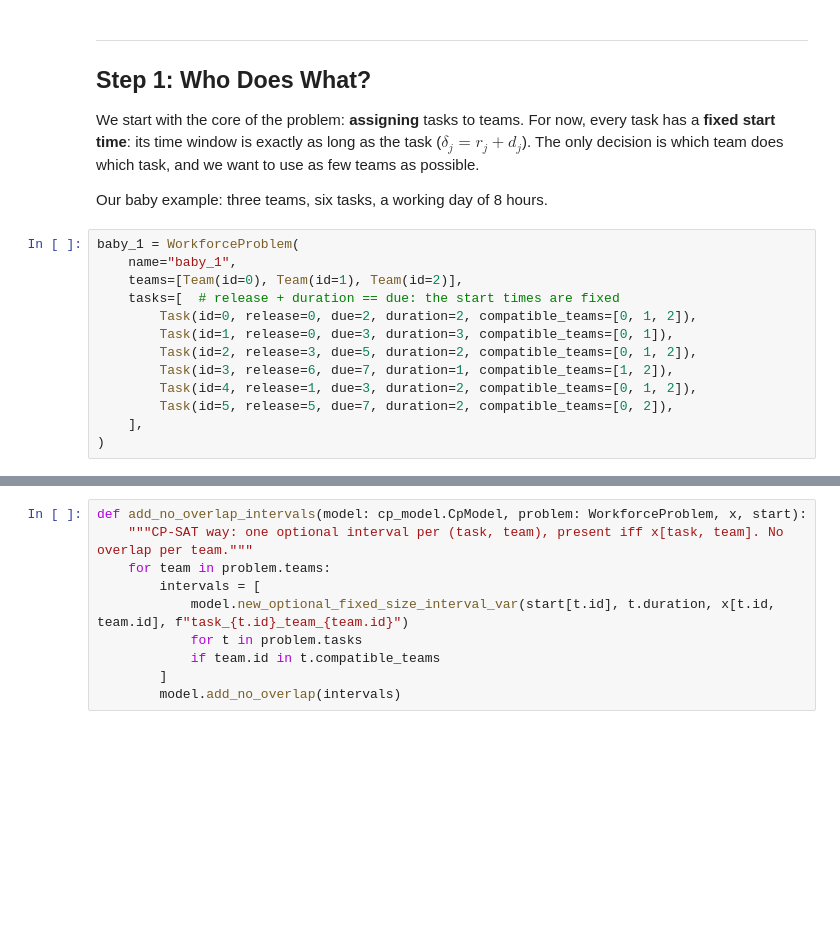
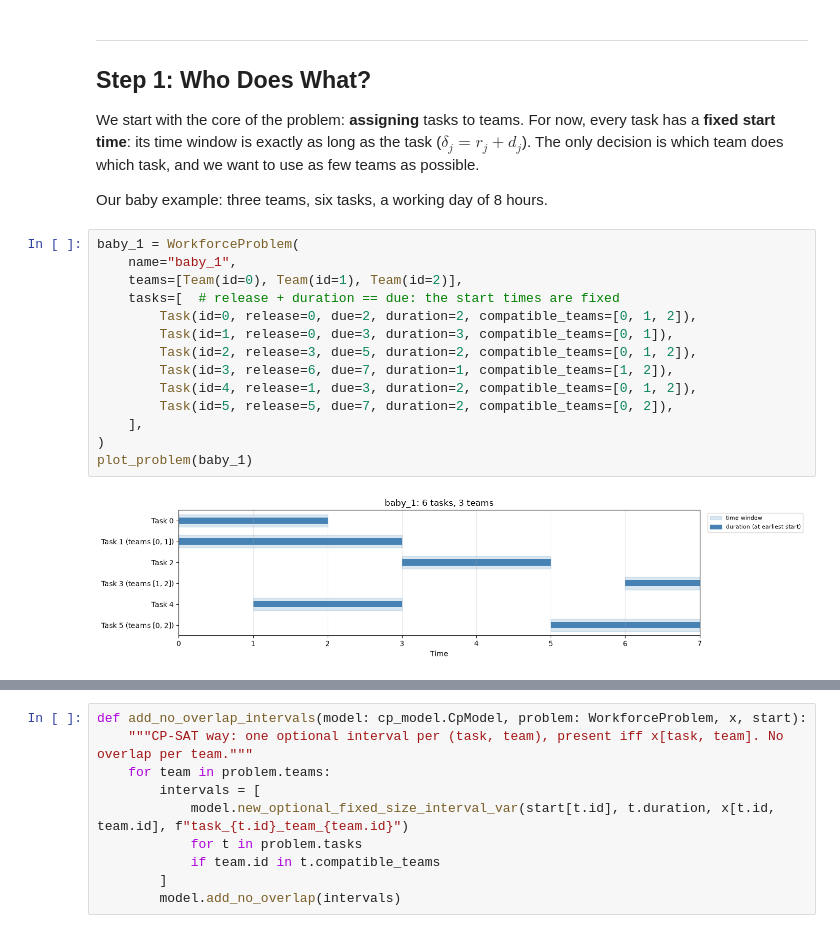
Before and after one commit to jpjj/O4A-Hands-On-CP-SAT, a Jupyter notebook: cp_sat_complete.ipynb, the cells around one changed output, grey strips where cells are left out. Cells and saved outputs as stored; diff of their text form; blank space fills up the shorter version.

```diff
--- a/cp_sat_complete.ipynb
+++ b/cp_sat_complete.ipynb
@@ -387,14 +445,17 @@ Our baby example: three teams, six tasks, a working day of 8 hours.
 # %%
 baby_1 = WorkforceProblem(
     name="baby_1",
     teams=[Team(id=0), Team(id=1), Team(id=2)],
     tasks=[  # release + duration == due: the start times are fixed
         Task(id=0, release=0, due=2, duration=2, compatible_teams=[0, 1, 2]),
         Task(id=1, release=0, due=3, duration=3, compatible_teams=[0, 1]),
         Task(id=2, release=3, due=5, duration=2, compatible_teams=[0, 1, 2]),
         Task(id=3, release=6, due=7, duration=1, compatible_teams=[1, 2]),
         Task(id=4, release=1, due=3, duration=2, compatible_teams=[0, 1, 2]),
         Task(id=5, release=5, due=7, duration=2, compatible_teams=[0, 2]),
     ],
 )
+plot_problem(baby_1)
+# %% [output]
+[figure, added]
 # %% [markdown]
```
Also changed, not shown: parts of 28 cells of this notebook, 1 other file.
